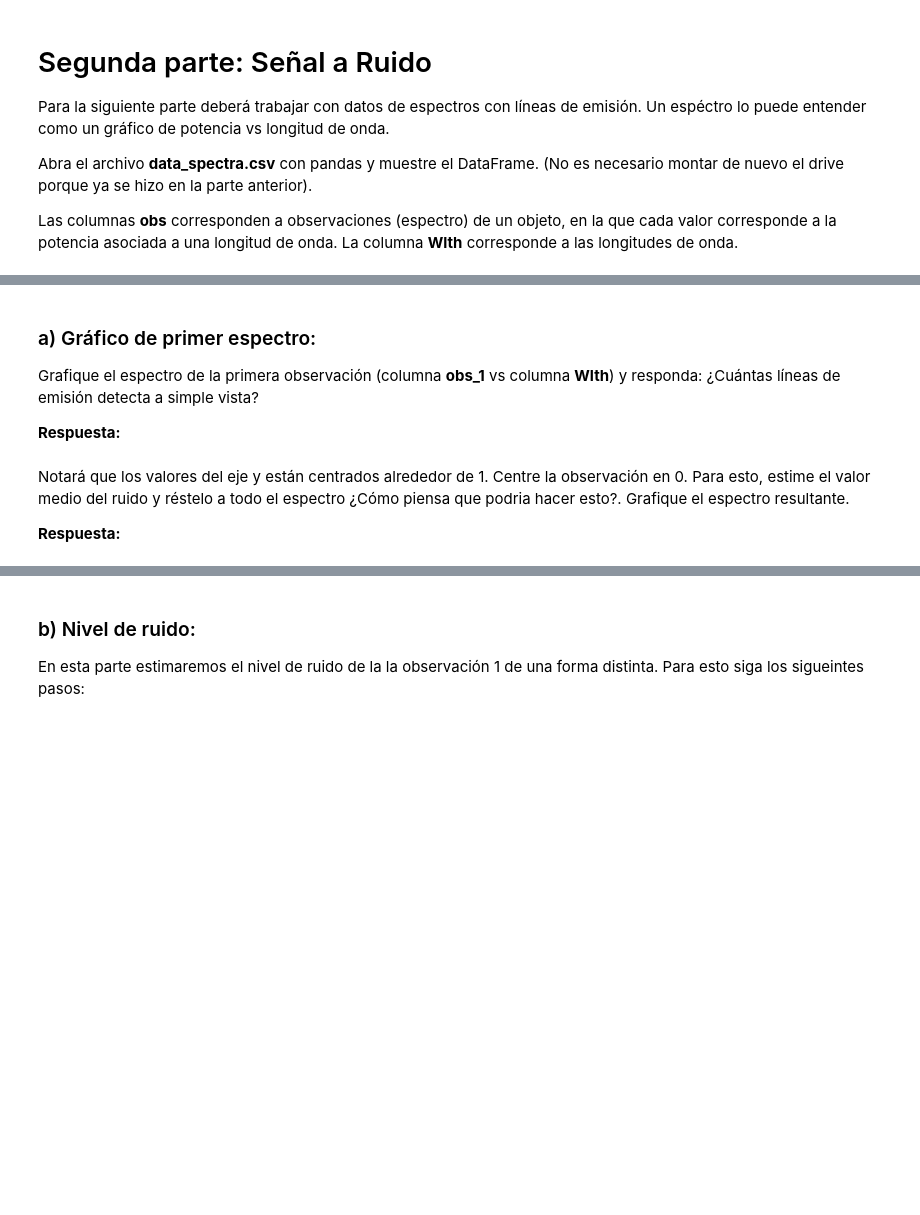
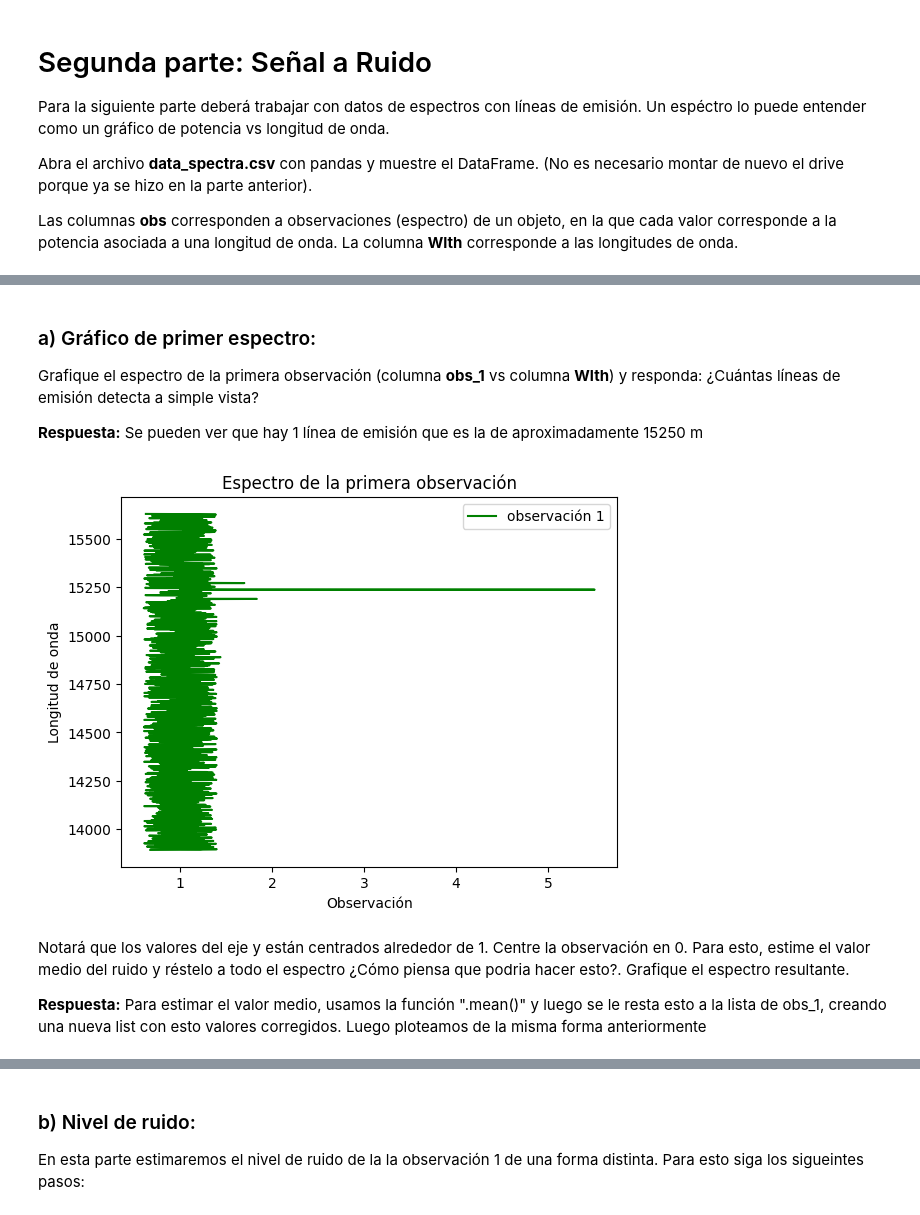
Before and after one commit to Xavier204/Tarea-2, a Jupyter notebook: Tarea2.ipynb, the cells around one changed output, grey strips where cells are left out. Drawn from its saved outputs; the diff is of its cells as text; code cells hidden in the pictures; blank space fills up the shorter version.

```diff
--- a/Tarea2.ipynb
+++ b/Tarea2.ipynb
@@ -224,4 +224,5 @@ Abra el archivo **data_spectra.csv** con pandas y muestre el DataFrame. (No es n
 Las columnas **obs** corresponden a observaciones (espectro) de un objeto, en la que cada valor corresponde a la potencia asociada a una longitud de onda. La columna **Wlth** corresponde a las longitudes de onda.
 # %%
 # Lea y muestre el DataFrame aquí
-data =
+data = pd.read_csv('data_spectra.csv')
+print(data.head())
@@ -229,4 +248,4 @@ data =
 ### a) Gráfico de primer espectro:
 Grafique el espectro de la primera observación (columna **obs_1** vs columna **Wlth**) y responda: ¿Cuántas líneas de emisión detecta a simple vista?
 
-**Respuesta:**
+**Respuesta:** Se pueden ver que hay 1 línea de emisión que es la de aproximadamente 15250 m
@@ -235,4 +252,15 @@ Grafique el espectro de la primera observación (columna **obs_1** vs columna **
+# %%
+# Grafique aquí
+plt.plot(data["obs_1"], data["Wlth"], label="observación 1", color="green")
+plt.xlabel("Observaciones")
+plt.ylabel("Longitud de onda")
+plt.title("Espectro de la primera observación")
+plt.legend()
+plt.show()
+# %% [output]
+[figure, added]
 # %% [markdown]
 Notará que los valores del eje y están centrados alrededor de 1. Centre la observación en 0. Para esto, estime el valor medio del ruido y réstelo a todo el espectro ¿Cómo piensa que podria hacer esto?. Grafique el espectro resultante.
 
-**Respuesta:**
+**Respuesta:** Para estimar el valor medio, usamos la función ".mean()" y luego se le resta esto a la lista de obs_1, creando una nueva list con esto valores corregidos.
+Luego ploteamos de la misma forma anteriormente
```
Also changed, not shown: parts of 8 cells of this notebook.
